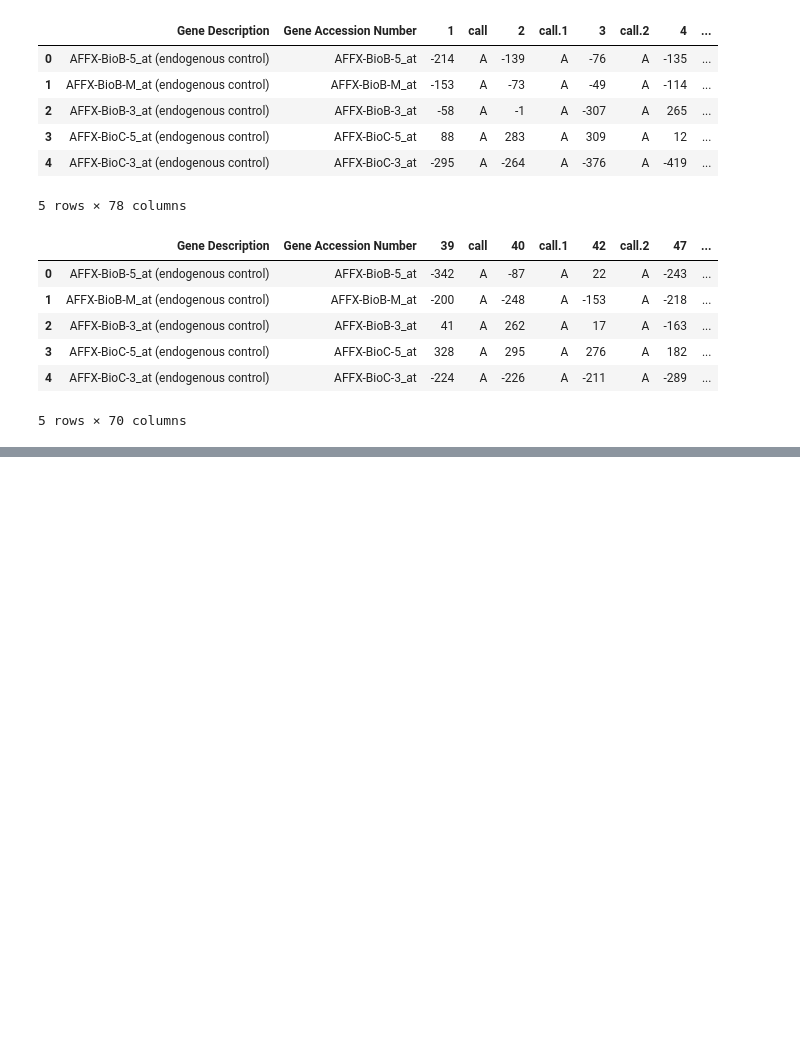
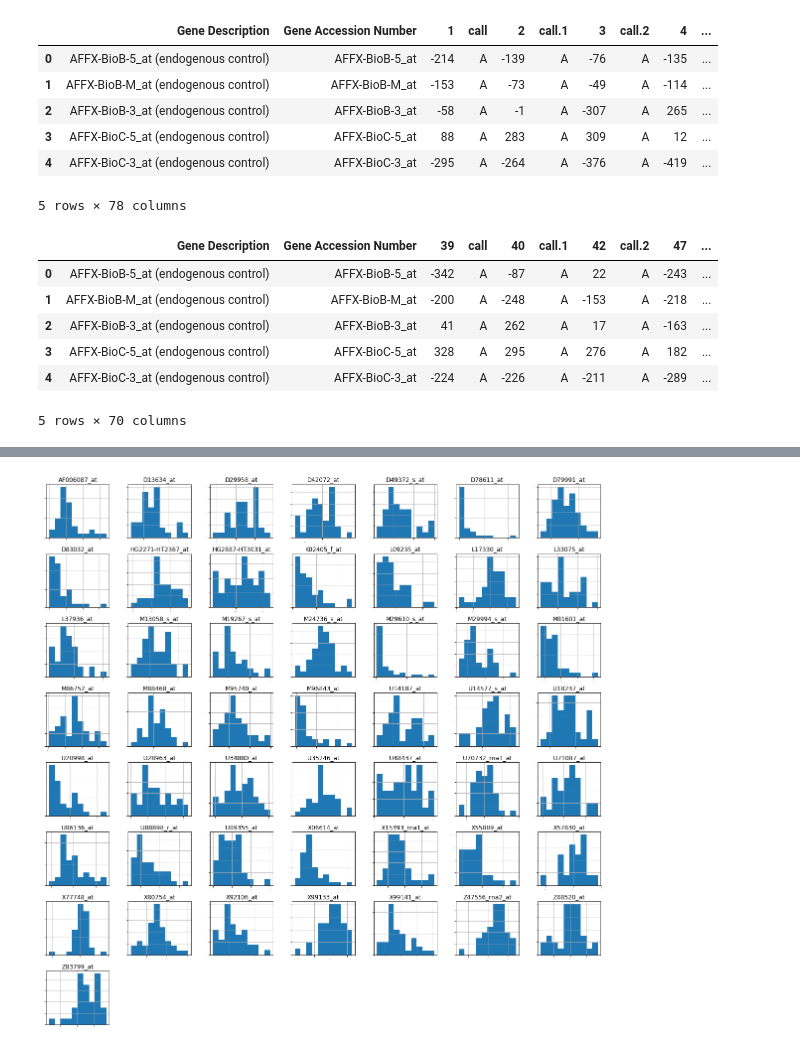
Before and after one commit to anishpdalal/molecular-classification-of-leukemias, a Jupyter notebook: Molecular Classification of ALL or AML by Gene Expression Monitoring.ipynb, the cells around one changed output, grey strips where cells are left out. Cells and saved outputs as stored; diff of their text form; code cells hidden in the pictures; blank space fills up the shorter version.

```diff
--- a/Molecular Classification of ALL or AML by Gene Expression Monitoring.ipynb
+++ b/Molecular Classification of ALL or AML by Gene Expression Monitoring.ipynb
@@ -106,0 +125,3 @@ training_data.head()
+# %%
+training_sample = training_data.sample(n=50, axis=1)
+training_sample.describe().round()
@@ -106,0 +139,5 @@ training_data.head()
+# %%
+training_sample.hist(sharex=False, sharey=False, xlabelsize=1, ylabelsize=1, figsize=(20,20))
+pyplot.show()
+# %% [output]
+[figure, added]
```
Also changed, not shown: parts of 10 cells of this notebook.
